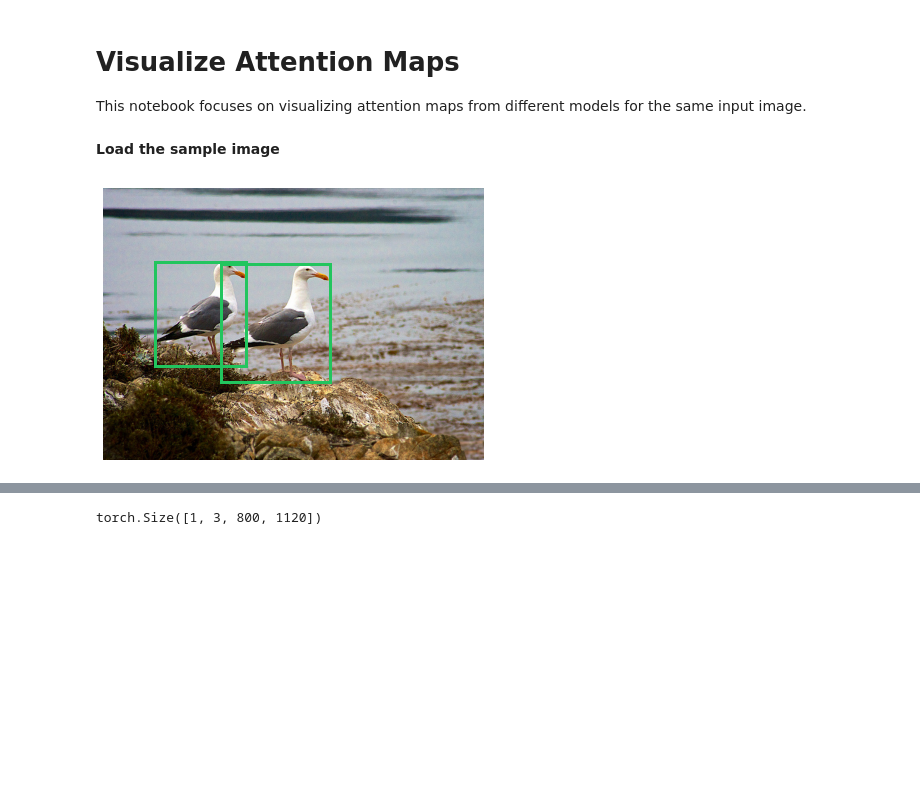
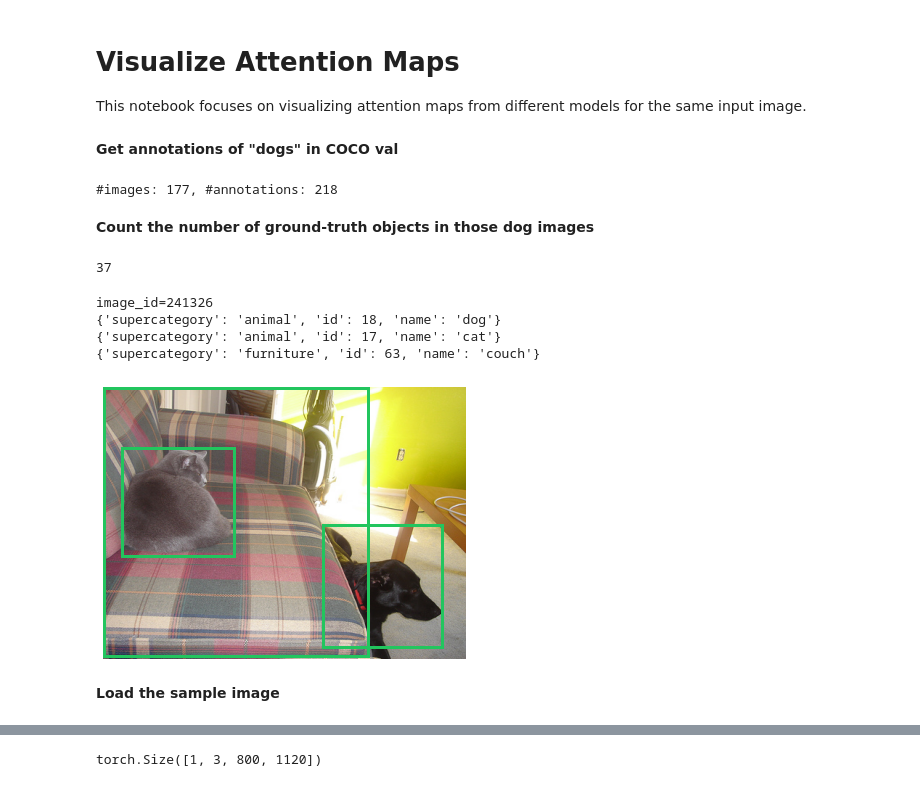
Before and after one commit to erikdao/sparse-detector, a Jupyter notebook: notebooks/visualize_attentions.ipynb, the cells around one changed output, grey strips where cells are left out. Saved outputs shown, nothing was run; the diff lists cells and outputs as text; code cells hidden in the pictures; blank space fills up the shorter version.

```diff
--- a/notebooks/visualize_attentions.ipynb
+++ b/notebooks/visualize_attentions.ipynb
@@ -66,25 +66,56 @@ annotations = coco_annos['annotations']
 def get_annos_for_img(img_id: int) -> Any:
     annos = filter(lambda x: x['image_id'] == img_id, annotations)
     return list(annos)
+# %% [markdown]
+**Get annotations of "dogs" in COCO val**
+# %%
+annotations = coco_annos['annotations']
+categories = coco_annos['categories']
+
+cat_cat = next(x for x in categories if x['name'] == 'dog')  # id = 17
+cat_annos = [ann for ann in annotations if ann['category_id'] == cat_cat['id']]
+cat_image_ids = set([ann['image_id'] for ann in cat_annos])
+print("#images: %d, #annotations: %d" % (len(cat_image_ids), len(cat_annos)))
+cat_image_ids = list(cat_image_ids)
+# %% [output]
+#images: 177, #annotations: 218
+# %% [markdown]
+**Count the number of ground-truth objects in those dog images**
+# %%
+img_object_count = dict()
+for img_id in cat_image_ids:
+    img_annotations = list(filter(lambda x: x['image_id'] == img_id, annotations))
+    img_object_count[img_id] = len(img_annotations)
+# %%
+images_dog_3obj = [k for k, v in img_object_count.items() if v == 3]
+len(images_dog_3obj)
+# %% [output]
+37
+# %%
+image_id = random.choice(images_dog_3obj)
+# image_id = 291664
+print(f"image_id={image_id}")
+img = Image.open(coco_path / (f"{image_id}".rjust(12, '0') + '.jpg'))
+
+fig, ax = plt.subplots(figsize=(8, 5))
+ax.imshow(img)
+ax.grid(False)
+ax.axis('off')
+
+img_annos = get_annos_for_img(image_id)
+for img_anno in img_annos:
+    x, y, w, h = img_anno['bbox']
+    ax.add_patch(patches.Rectangle((x, y), w, h, fill=False, edgecolor=ColorPalette.GREEN, lw=3))
+    cat = next(x for x in categories if x['id'] == img_anno['category_id'])
+    print(cat)
+# %% [output]
+image_id=241326
+{'supercategory': 'animal', 'id': 18, 'name': 'dog'}
+{'supercategory': 'animal', 'id': 17, 'name': 'cat'}
+{'supercategory': 'furniture', 'id': 63, 'name': 'couch'}
+[figure, added]
 # %% [markdown]
 **Load the sample image**
-# %%
-image_id = 250205
-img = Image.open(coco_path / (f"{image_id}".rjust(12, '0') + '.jpg'))
-
-fig, ax = plt.subplots(figsize=(8, 5))
-ax.imshow(img)
-ax.grid(False)
-ax.axis('off')
-
-img_annos = get_annos_for_img(image_id)
-for img_anno in img_annos:
-    x, y, w, h = img_anno['bbox']
-    ax.add_patch(patches.Rectangle((x, y), w, h, fill=False, edgecolor=ColorPalette.GREEN, lw=3))
-
-fig.savefig(f"images/attn_viz/{image_id}_img.png", bbox_inches="tight")
-# %% [output]
-[figure, removed]
 # %%
 device = torch.device('cuda')
 
```
Also changed, not shown: parts of 1 cell of this notebook, 2 other files.
